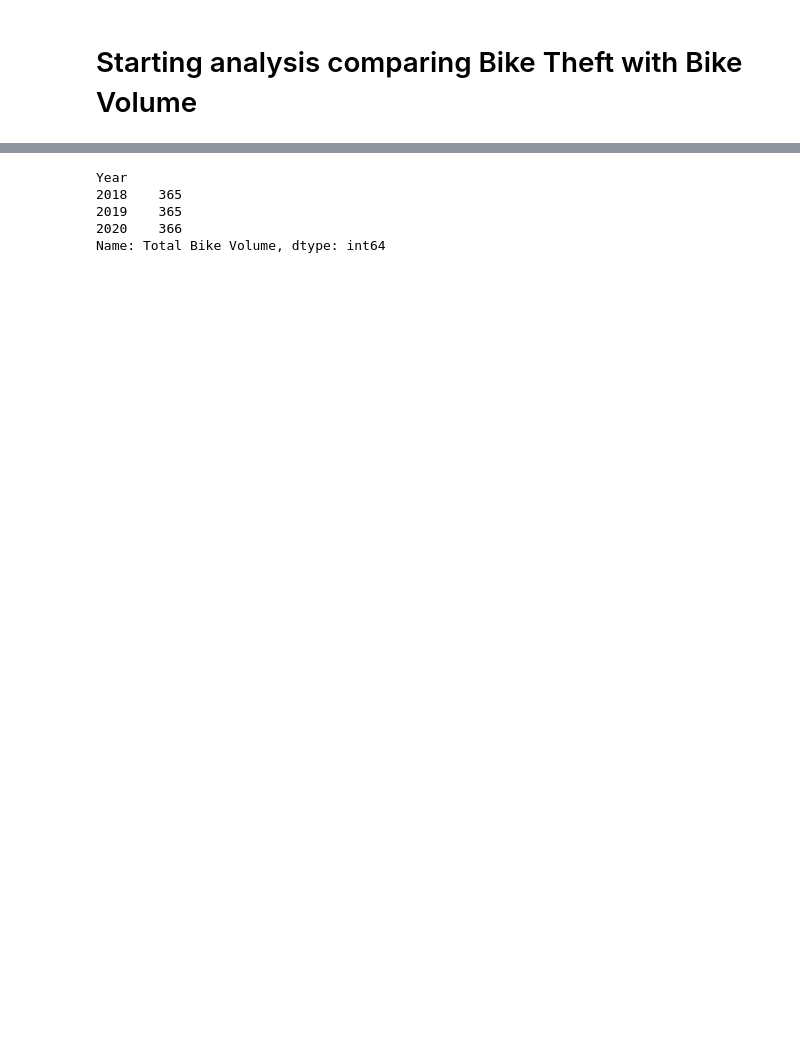
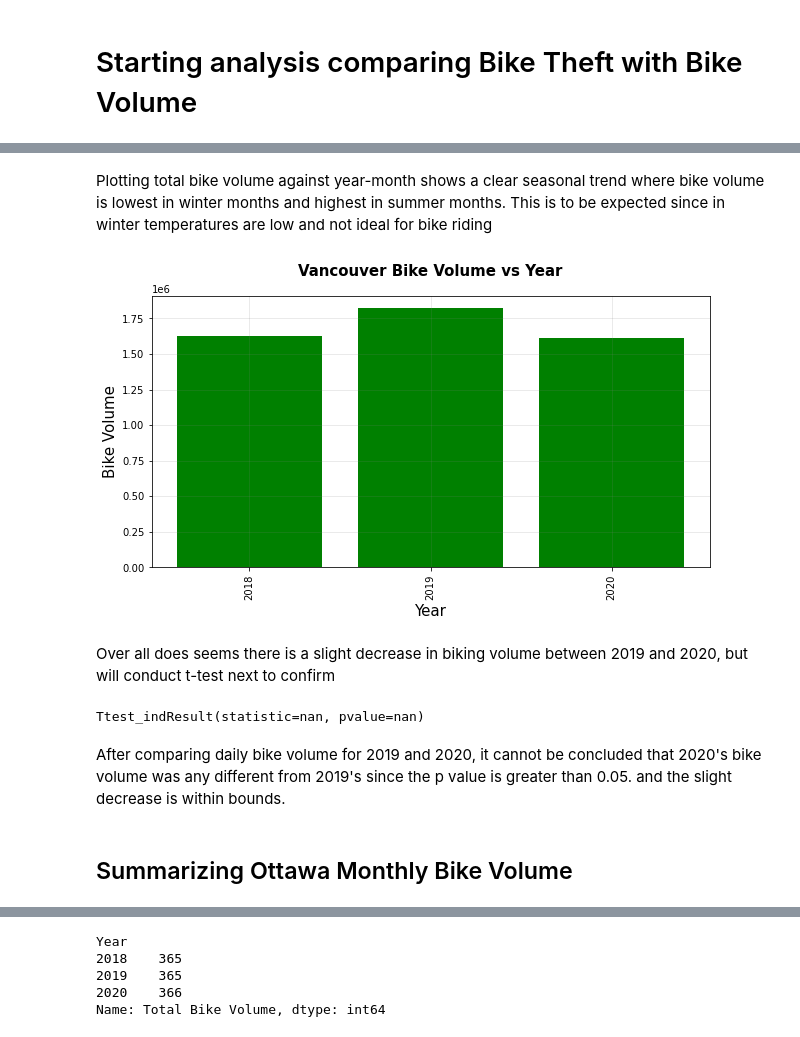
Before and after one commit to itspria/Bike-Theft-Analysis, a Jupyter notebook: code/data_analysis_BikeTheft_vs_BikeVolume.ipynb, the cells around one changed output, grey strips where cells are left out. Saved outputs shown, nothing was run; the diff lists cells and outputs as text; code cells hidden in the pictures; blank space fills up the shorter version.

```diff
--- a/code/data_analysis_BikeTheft_vs_BikeVolume.ipynb
+++ b/code/data_analysis_BikeTheft_vs_BikeVolume.ipynb
@@ -30,0 +170,32 @@ OTT_BV.head()
+# %% [markdown]
+Plotting total bike volume against year-month shows a clear seasonal trend where bike volume is lowest in winter months and highest in summer months. This is to be expected since in winter temperatures are low and not ideal for bike riding
+# %%
+#plotting vancouver bike volume trend against time (year view)
+plt.figure(figsize=(10,5))
+plt.bar(monthly_vac_bv["Year"],monthly_vac_bv["Total Bike Volume"],color = "g")
+plt.xticks(rotation=90)
+plt.title("Vancouver Bike Volume vs Year",fontsize = 15, fontweight = 'bold',y=1.05)
+plt.ylabel("Bike Volume",fontsize = 15)
+plt.xlabel("Year",fontsize = 15)
+plt.grid(b=None, which='major', axis='both', color = "grey", alpha = 0.20)
+# %% [output]
+[figure, added]
+# %% [markdown]
+Over all does seems there is a slight decrease in biking volume between 2019 and 2020, but will conduct t-test next to confirm
+# %%
+#conducting t-test between 2019 and 2020 vancouver bike volume
+# Note: Setting equal_var=False performs Welch's t-test which does
+# not assume equal population variance
+
+
+#extracting each year (using daily data, more data points)
+BV_2019 = VAC_BV2.loc[VAC_BV2['Year'] == 2019]
+BV_2020 = VAC_BV2.loc[VAC_BV2['Year'] == 2020]
+
+stats.ttest_ind(BV_2019["Total Bike Volume"], BV_2020["Total Bike Volume"], equal_var=False)
+# %% [output]
+Ttest_indResult(statistic=nan, pvalue=nan)
+# %% [markdown]
+After comparing daily bike volume for 2019 and 2020, it cannot be concluded that 2020's bike volume was any different from 2019's since the p value is greater than 0.05. and the slight decrease is within bounds.
+# %% [markdown]
+## Summarizing Ottawa Monthly Bike Volume
```
Also changed, not shown: parts of 56 cells of this notebook, 2 other files.
